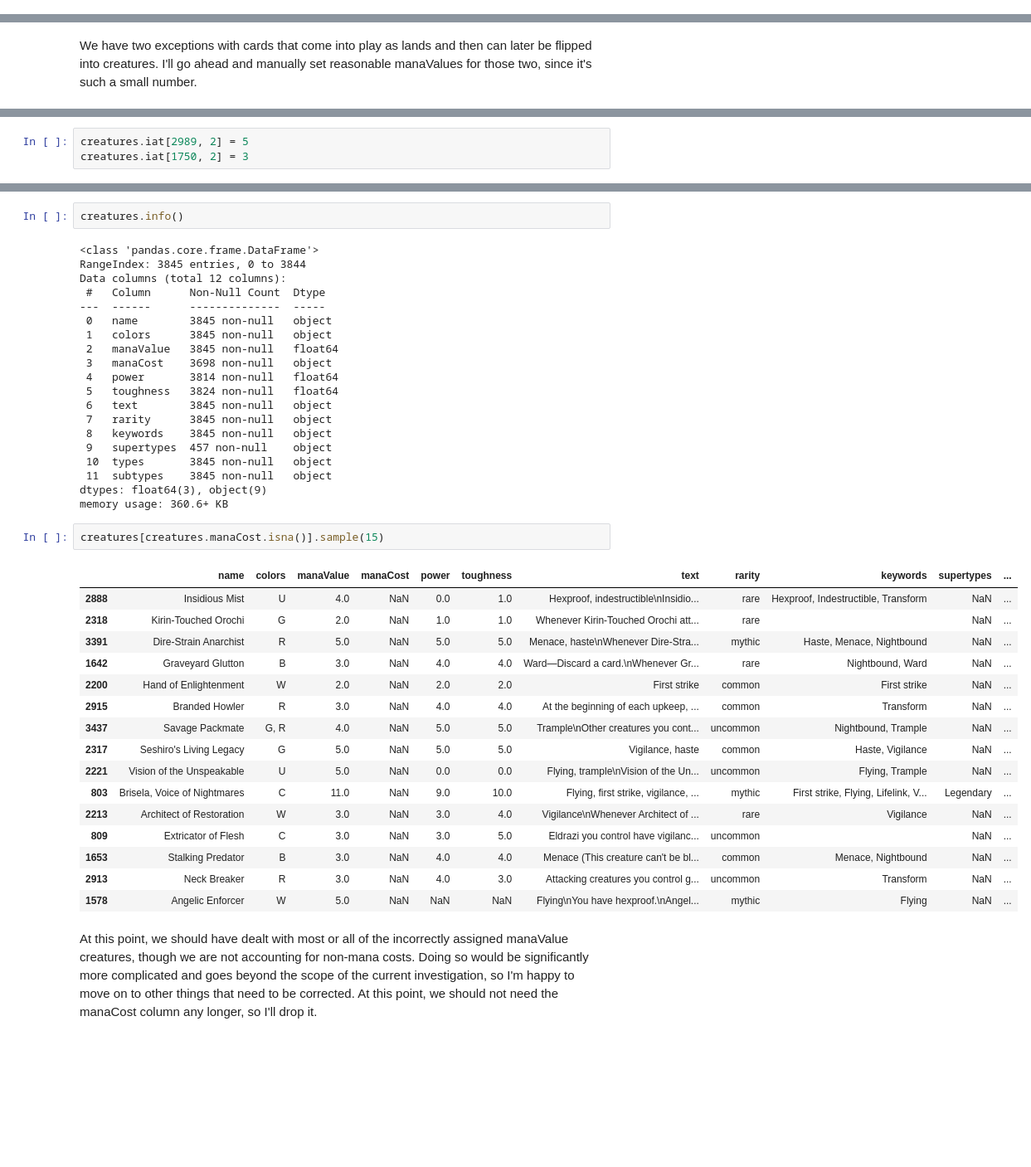
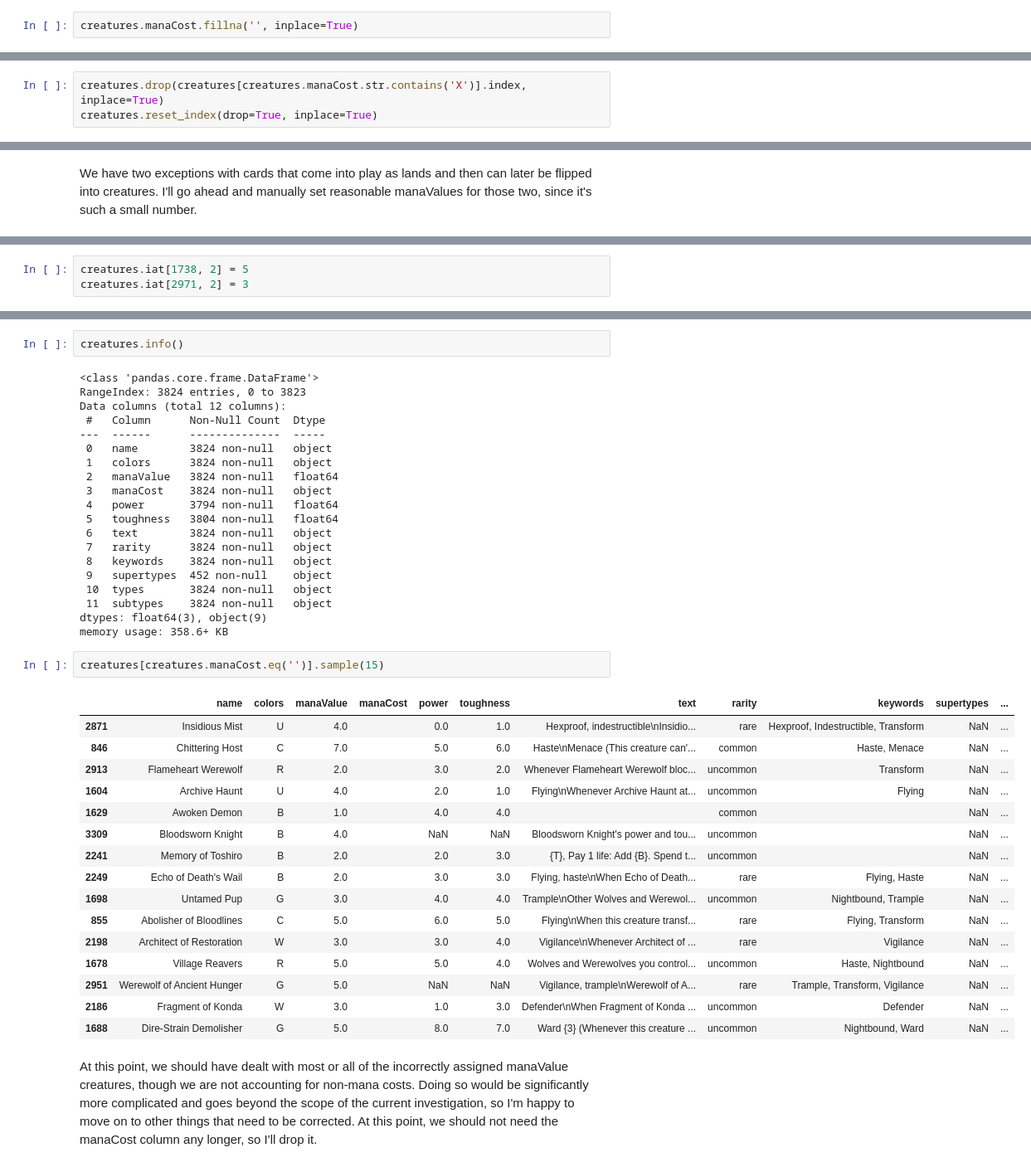
Before and after one commit to the-parthenon/data-capstone-mtg-regression, a Jupyter notebook: DataTransformation.ipynb, the cells around one changed output, grey strips where cells are left out. Shown at 83% size. Cells and saved outputs as stored; diff of their text form; blank space fills up the shorter version.

Commit message:
Re-did some of my cleaning/transformation in light of errors that I caught.

```diff
--- a/DataTransformation.ipynb
+++ b/DataTransformation.ipynb
@@ -233,0 +246,2 @@ creatures.loc[creatures.text.str.contains('Disturb')].head()
+# %%
+creatures.manaCost.fillna('', inplace=True)
@@ -233,0 +254,3 @@ creatures.loc[creatures.text.str.contains('Disturb')].head()
+# %%
+creatures.drop(creatures[creatures.manaCost.str.contains('X')].index, inplace=True)
+creatures.reset_index(drop=True, inplace=True)
@@ -242,3 +270,3 @@ creatures[creatures.manaCost.isna()].query('manaValue == 0')
 # %%
-creatures.iat[2989, 2] = 5
-creatures.iat[1750, 2] = 3
+creatures.iat[1738, 2] = 5
+creatures.iat[2971, 2] = 3
@@ -246,43 +304,43 @@ creatures.iat[1750, 2] = 3
 creatures.info()
 # %% [output]
 <class 'pandas.core.frame.DataFrame'>
-RangeIndex: 3845 entries, 0 to 3844
+RangeIndex: 3824 entries, 0 to 3823
 Data columns (total 12 columns):
  #   Column      Non-Null Count  Dtype
 ---  ------      --------------  -----
- 0   name        3845 non-null   object
- 1   colors      3845 non-null   object
- 2   manaValue   3845 non-null   float64
- 3   manaCost    3698 non-null   object
- 4   power       3814 non-null   float64
- 5   toughness   3824 non-null   float64
- 6   text        3845 non-null   object
- 7   rarity      3845 non-null   object
- 8   keywords    3845 non-null   object
- 9   supertypes  457 non-null    object
- 10  types       3845 non-null   object
- 11  subtypes    3845 non-null   object
+ 0   name        3824 non-null   object
+ 1   colors      3824 non-null   object
+ 2   manaValue   3824 non-null   float64
+ 3   manaCost    3824 non-null   object
+ 4   power       3794 non-null   float64
+ 5   toughness   3804 non-null   float64
+ 6   text        3824 non-null   object
+ 7   rarity      3824 non-null   object
+ 8   keywords    3824 non-null   object
+ 9   supertypes  452 non-null    object
+ 10  types       3824 non-null   object
+ 11  subtypes    3824 non-null   object
 dtypes: float64(3), object(9)
-memory usage: 360.6+ KB
+memory usage: 358.6+ KB
 # %%
-creatures[creatures.manaCost.isna()].sample(15)
+creatures[creatures.manaCost.eq('')].sample(15)
 # %% [output]
 |  | name | colors | manaValue | manaCost | power | toughness | text | rarity | keywords | supertypes | ... |
-| 2888 | Insidious Mist | U | 4.0 | NaN | 0.0 | 1.0 | Hexproof, indestructible\nInsidio... | rare | Hexproof, Indestructible, Transform | NaN | ... |
-| 2318 | Kirin-Touched Orochi | G | 2.0 | NaN | 1.0 | 1.0 | Whenever Kirin-Touched Orochi att... | rare |  | NaN | ... |
-| 3391 | Dire-Strain Anarchist | R | 5.0 | NaN | 5.0 | 5.0 | Menace, haste\nWhenever Dire-Stra... | mythic | Haste, Menace, Nightbound | NaN | ... |
-| 1642 | Graveyard Glutton | B | 3.0 | NaN | 4.0 | 4.0 | Ward—Discard a card.\nWhenever Gr... | rare | Nightbound, Ward | NaN | ... |
-| 2200 | Hand of Enlightenment | W | 2.0 | NaN | 2.0 | 2.0 | First strike | common | First strike | NaN | ... |
-| 2915 | Branded Howler | R | 3.0 | NaN | 4.0 | 4.0 | At the beginning of each upkeep, ... | common | Transform | NaN | ... |
-| 3437 | Savage Packmate | G, R | 4.0 | NaN | 5.0 | 5.0 | Trample\nOther creatures you cont... | uncommon | Nightbound, Trample | NaN | ... |
-| 2317 | Seshiro's Living Legacy | G | 5.0 | NaN | 5.0 | 5.0 | Vigilance, haste | common | Haste, Vigilance | NaN | ... |
-| 2221 | Vision of the Unspeakable | U | 5.0 | NaN | 0.0 | 0.0 | Flying, trample\nVision of the Un... | uncommon | Flying, Trample | NaN | ... |
-| 803 | Brisela, Voice of Nightmares | C | 11.0 | NaN | 9.0 | 10.0 | Flying, first strike, vigilance, ... | mythic | First strike, Flying, Lifelink, V... | Legendary | ... |
-| 2213 | Architect of Restoration | W | 3.0 | NaN | 3.0 | 4.0 | Vigilance\nWhenever Architect of ... | rare | Vigilance | NaN | ... |
-| 809 | Extricator of Flesh | C | 3.0 | NaN | 3.0 | 5.0 | Eldrazi you control have vigilanc... | uncommon |  | NaN | ... |
-| 1653 | Stalking Predator | B | 3.0 | NaN | 4.0 | 4.0 | Menace (This creature can't be bl... | common | Menace, Nightbound | NaN | ... |
-| 2913 | Neck Breaker | R | 3.0 | NaN | 4.0 | 3.0 | Attacking creatures you control g... | uncommon | Transform | NaN | ... |
-| 1578 | Angelic Enforcer | W | 5.0 | NaN | NaN | NaN | Flying\nYou have hexproof.\nAngel... | mythic | Flying | NaN | ... |
+| 2871 | Insidious Mist | U | 4.0 |  | 0.0 | 1.0 | Hexproof, indestructible\nInsidio... | rare | Hexproof, Indestructible, Transform | NaN | ... |
+| 846 | Chittering Host | C | 7.0 |  | 5.0 | 6.0 | Haste\nMenace (This creature can'... | common | Haste, Menace | NaN | ... |
+| 2913 | Flameheart Werewolf | R | 2.0 |  | 3.0 | 2.0 | Whenever Flameheart Werewolf bloc... | uncommon | Transform | NaN | ... |
+| 1604 | Archive Haunt | U | 4.0 |  | 2.0 | 1.0 | Flying\nWhenever Archive Haunt at... | uncommon | Flying | NaN | ... |
+| 1629 | Awoken Demon | B | 1.0 |  | 4.0 | 4.0 |  | common |  | NaN | ... |
+| 3309 | Bloodsworn Knight | B | 4.0 |  | NaN | NaN | Bloodsworn Knight's power and tou... | uncommon |  | NaN | ... |
+| 2241 | Memory of Toshiro | B | 2.0 |  | 2.0 | 3.0 | {T}, Pay 1 life: Add {B}. Spend t... | uncommon |  | NaN | ... |
+| 2249 | Echo of Death's Wail | B | 2.0 |  | 3.0 | 3.0 | Flying, haste\nWhen Echo of Death... | rare | Flying, Haste | NaN | ... |
+| 1698 | Untamed Pup | G | 3.0 |  | 4.0 | 4.0 | Trample\nOther Wolves and Werewol... | uncommon | Nightbound, Trample | NaN | ... |
+| 855 | Abolisher of Bloodlines | C | 5.0 |  | 6.0 | 5.0 | Flying\nWhen this creature transf... | rare | Flying, Transform | NaN | ... |
+| 2198 | Architect of Restoration | W | 3.0 |  | 3.0 | 4.0 | Vigilance\nWhenever Architect of ... | rare | Vigilance | NaN | ... |
+| 1678 | Village Reavers | R | 5.0 |  | 5.0 | 4.0 | Wolves and Werewolves you control... | uncommon | Haste, Nightbound | NaN | ... |
+| 2951 | Werewolf of Ancient Hunger | G | 5.0 |  | NaN | NaN | Vigilance, trample\nWerewolf of A... | rare | Trample, Transform, Vigilance | NaN | ... |
+| 2186 | Fragment of Konda | W | 3.0 |  | 1.0 | 3.0 | Defender\nWhen Fragment of Konda ... | uncommon | Defender | NaN | ... |
+| 1688 | Dire-Strain Demolisher | G | 5.0 |  | 8.0 | 7.0 | Ward {3} (Whenever this creature ... | uncommon | Nightbound, Ward | NaN | ... |
 # %% [markdown]
 At this point, we should have dealt with most or all of the incorrectly assigned manaValue creatures, though we are not accounting for non-mana costs.  Doing so would be significantly more complicated and goes beyond the scope of the current investigation, so I'm happy to move on to other things that need to be corrected.  At this point, we should not need the manaCost column any longer, so I'll drop it.
 # %%
```
Also changed, not shown: parts of 82 cells of this notebook, 4 other files.
